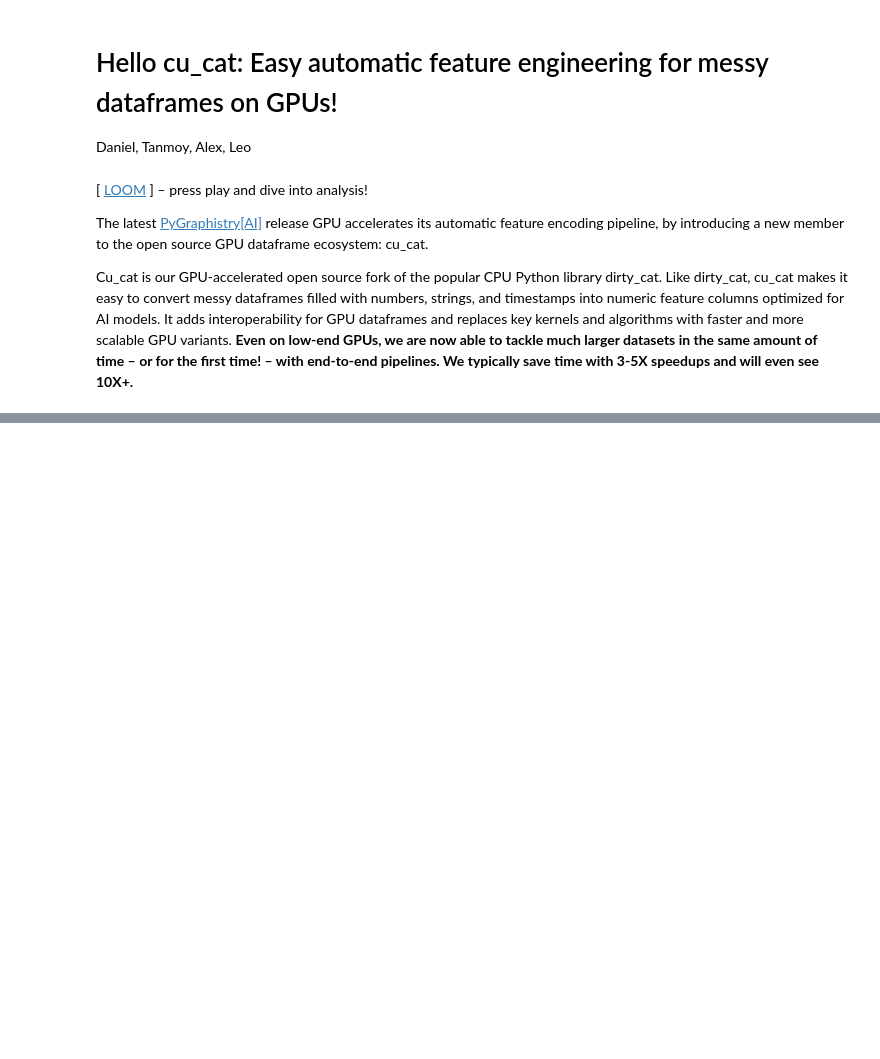
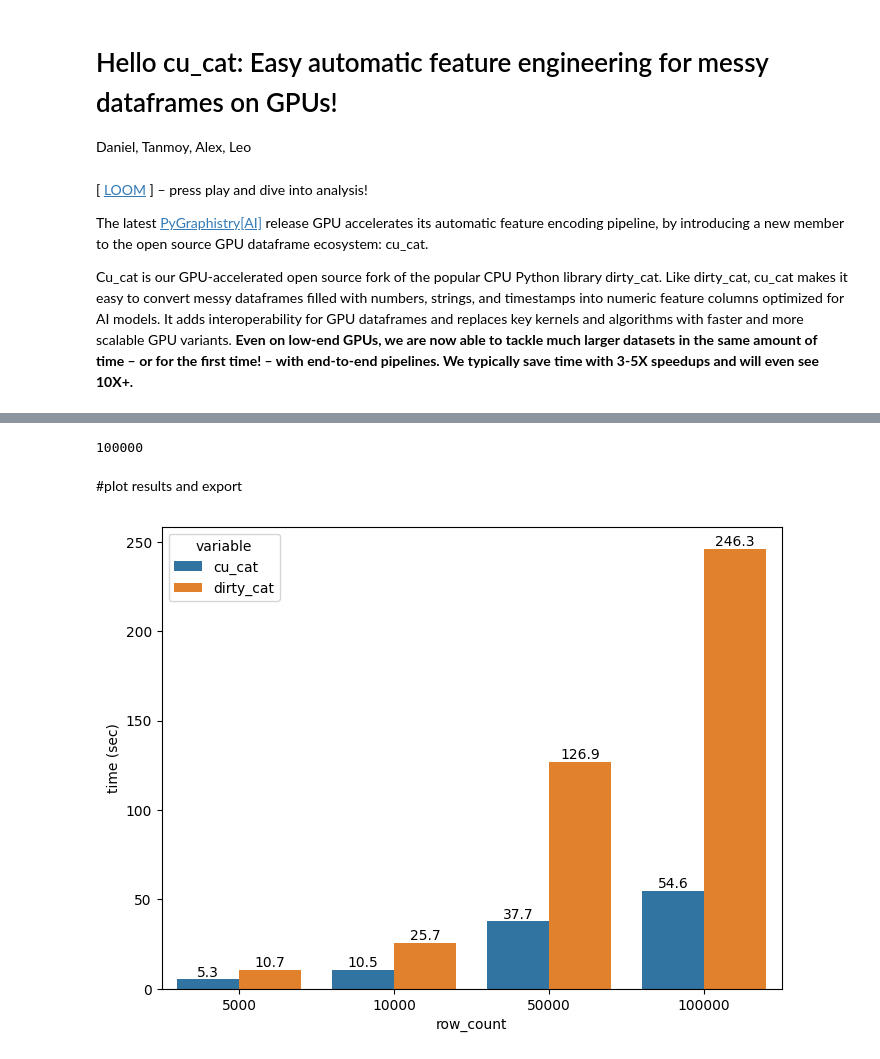
Before and after one commit to dcolinmorgan/grph, a Jupyter notebook: Hello_cu_cat.ipynb, the cells around one changed output, grey strips where cells are left out. Saved outputs shown, nothing was run; the diff lists cells and outputs as text; code cells hidden in the pictures; blank space fills up the shorter version.

```diff
--- a/Hello_cu_cat.ipynb
+++ b/Hello_cu_cat.ipynb
@@ -70,0 +80,5 @@ nvidia-smi -L
+# %%
+!nvidia-smi --query-gpu=gpu_name --format=csv
+!pip install nvsmi
+import nvsmi
+gpu=str(nvsmi.get_gpu_processes()).split('|')[3].split(':')[1]
@@ -108,2 +153,43 @@ for p in np.arange(X):
+# %%
+i
+# %% [output]
+100000
+# %% [markdown]
+#plot results and export
+# %%
+bench=bench.rename(columns={'cc_time':'cu_cat','dc_time':'dirty_cat'})
+dd=bench.melt(id_vars=['dataset','row','col'])
+dd=dd[dd.dataset.str.contains('winlogs')]
+
+dd.value=dd.value.astype('float')
+dd.row=dd.row.astype('int')
+dd=dd.rename(columns={'row':'row_count','value':'time (sec)'})
+dd
+
+dd=dd[dd.row_count<1000000]
+dd=dd[dd.row_count>2000]
+
+
+plt.figure(figsize=(8, 6))
+
+import seaborn as sns
+
+capsize = .1
+
+ax = sns.barplot(data=dd,  x="row_count", y="time (sec)", hue="variable", capsize=capsize)
+
+patches = ax.patches
+lines_per_err = 1 if capsize is None else 3
+ax.bar_label(ax.containers[0], fmt='%.1f')
+ax.bar_label(ax.containers[1], fmt='%.1f')
+
+for i, line in enumerate(ax.get_lines()):
+    newcolor = patches[i // lines_per_err]#.get_facecolor()
+    line.set_color('black')
+
+fig = ax.get_figure()
+fig.savefig('winlogs_'+str(gpu.strip())+'_bench_'+timestr+'.png')
+# %% [output]
+[figure, added]
 # %%
 from google.colab import files
```
Also changed, not shown: parts of 15 cells of this notebook.
